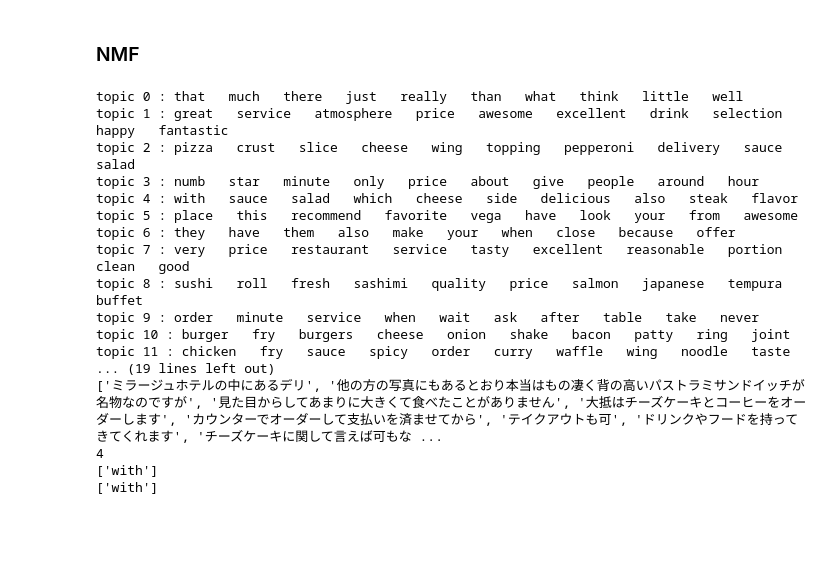
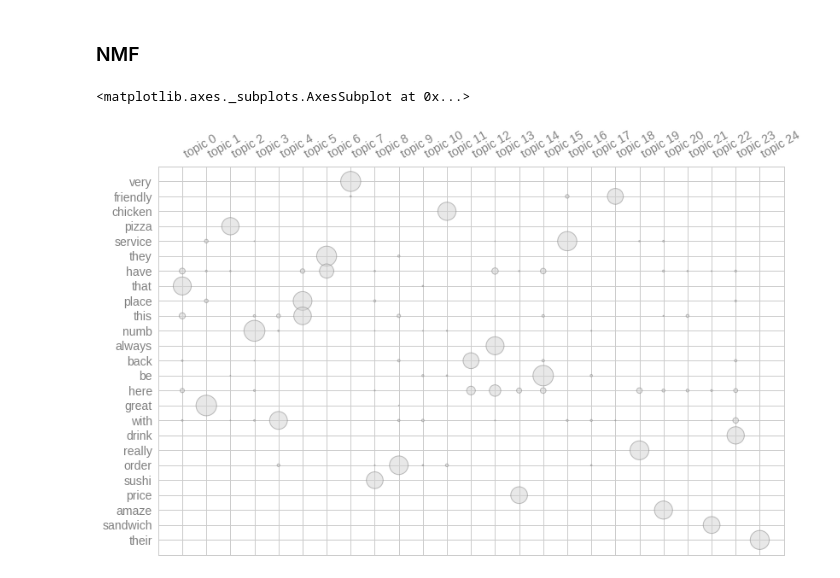
Before and after one commit to gd32/yelp_topic_modeling, a Jupyter notebook: notebooks/03_Vectorization_and_Topic_Analysis.ipynb, the cells around one changed output. Saved outputs shown, nothing was run; the diff lists cells and outputs as text; code cells hidden in the pictures; blank space fills up the shorter version.

```diff
--- a/notebooks/03_Vectorization_and_Topic_Analysis.ipynb
+++ b/notebooks/03_Vectorization_and_Topic_Analysis.ipynb
@@ -95,32 +109,11 @@ topic 11 : very   chicken   order   great   they   place   price   customer   wi
 # %% [markdown]
 ### NMF
-# %%
-model = textacy.TopicModel('nmf', n_topics=20)
-model.fit(doc_term_matrix)
-doc_topic_matrix = model.transform(doc_term_matrix)
-
-for topic_idx, top_terms in model.top_topic_terms(vectorizer.get_feature_names()):
-    print('topic', topic_idx, ':', '   '.join(top_terms))
-
-for topic_idx, top_docs in model.top_topic_docs(doc_topic_matrix, topics=[0, 1, 2, 3, 4], top_n=2):
-    print(topic_idx)
-    for i in top_docs:
-        print(rests[i])
-# %% [output]
-topic 0 : that   much   there   just   really   than   what   think   little   well
-topic 1 : great   service   atmosphere   price   awesome   excellent   drink   selection   happy   fantastic
-topic 2 : pizza   crust   slice   cheese   wing   topping   pepperoni   delivery   sauce   salad
-topic 3 : numb   star   minute   only   price   about   give   people   around   hour
-topic 4 : with   sauce   salad   which   cheese   side   delicious   also   steak   flavor
-topic 5 : place   this   recommend   favorite   vega   have   look   your   from   awesome
-topic 6 : they   have   them   also   make   your   when   close   because   offer
-topic 7 : very   price   restaurant   service   tasty   excellent   reasonable   portion   clean   good
-topic 8 : sushi   roll   fresh   sashimi   quality   price   salmon   japanese   tempura   buffet
-topic 9 : order   minute   service   when   wait   ask   after   table   take   never
-topic 10 : burger   fry   burgers   cheese   onion   shake   bacon   patty   ring   joint
-topic 11 : chicken   fry   sauce   spicy   order   curry   waffle   wing   noodle   taste
-... (19 lines left out)
-['ミラージュホテルの中にあるデリ', '他の方の写真にもあるとおり本当はもの凄く背の高いパストラミサンドイッチが名物なのですが', '見た目からしてあまりに大きくて食べたことがありません', '大抵はチーズケーキとコーヒーをオーダーします', 'カウンターでオーダーして支払いを済ませてから', 'テイクアウトも可', 'ドリンクやフードを持ってきてくれます', 'チーズケーキに関して言えば可もな ...
-4
-['with']
-['with']
+# %%
+nmf_model = textacy.TopicModel('nmf', n_topics=25)
+nmf_model.fit(doc_term_matrix)
+doc_topic_matrix_nmf = model.transform(doc_term_matrix)
+# %%
+nmf_model.termite_plot(doc_term_matrix, vectorizer.get_feature_names(), topics=[num for num in range(0, 25, 1)])
+# %% [output]
+<matplotlib.axes._subplots.AxesSubplot at 0x...>
+[figure, added]
```
Also changed, not shown: parts of 15 cells of this notebook, 1 other file.
